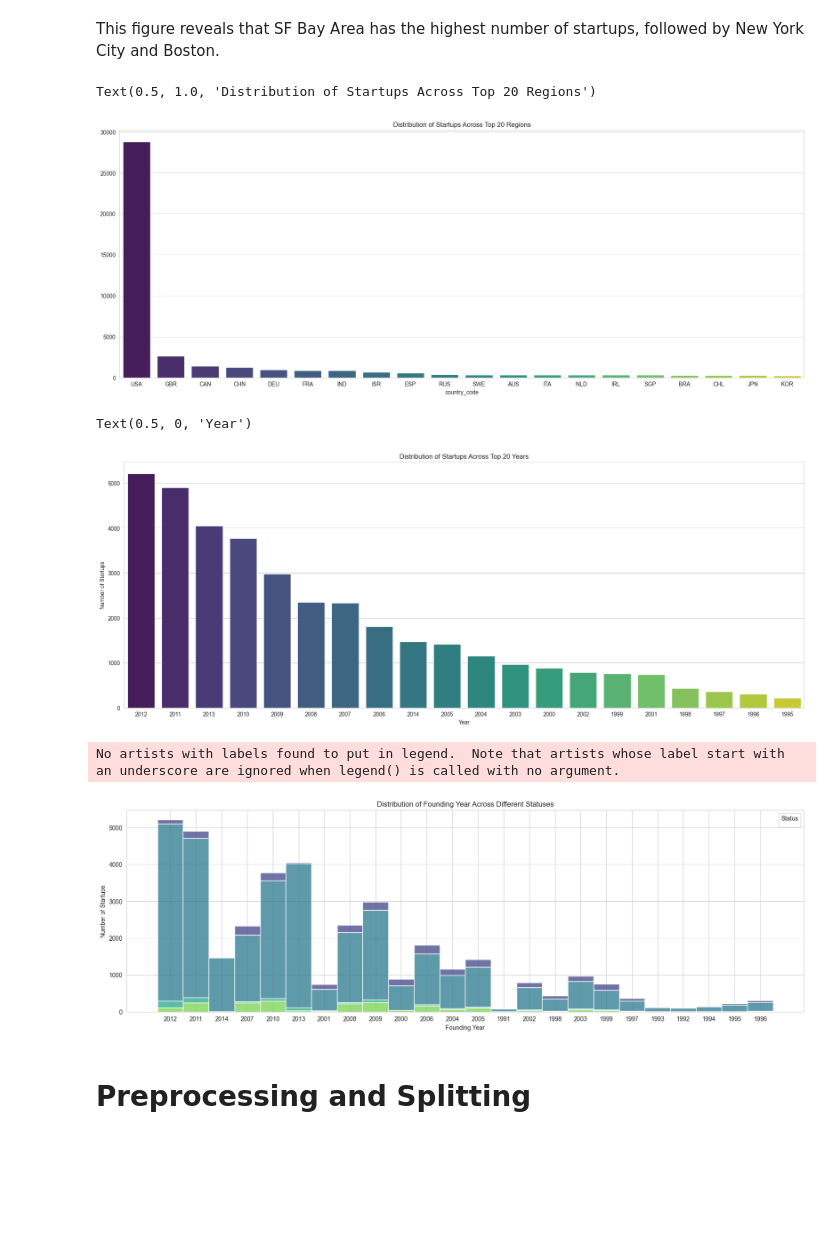
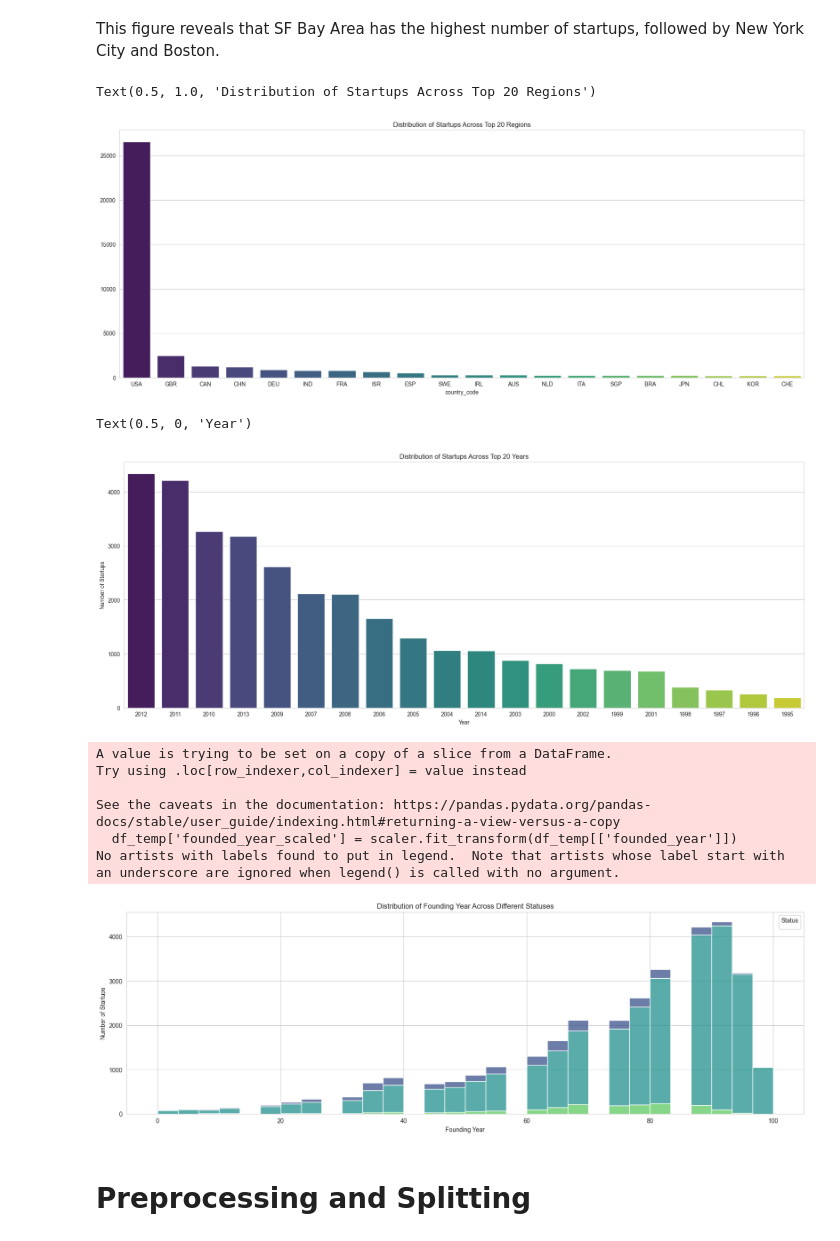
Before and after one commit to tstyron/bankruptcy-predictor, a Jupyter notebook: main.ipynb, the cells around one changed output. Cells and saved outputs as stored; diff of their text form; code cells hidden in the pictures; blank space fills up the shorter version.

```diff
--- a/main.ipynb
+++ b/main.ipynb
@@ -124,6 +124,8 @@ df.head()
 5 rows × 39 columns
 # %%
 df = df.drop_duplicates() # dropping duplicates
+#Set status to na if 'unknown'
+df['status'] = df['status'].replace("unknown", np.nan)
 df = df.dropna(subset=['permalink', 'status', 'name', 'market', 'country_code'])
 df.shape
 # %% [output]
@@ -251,7 +252,7 @@ sns.barplot(x=country_counts.index, y=country_counts.values, palette="viridis")
 plt.title('Distribution of Startups Across Top 20 Regions')
 # %% [output]
 Text(0.5, 1.0, 'Distribution of Startups Across Top 20 Regions')
-[figure, old version]
+[figure, new version]
 # %%
 # Drop everything after first '-' in the date column and put in temp df
 df['founded_year'] = df['founded_year'].astype(str).str.split('-').str[0]
@@ -268,23 +269,33 @@ plt.ylabel('Number of Startups')
 plt.xlabel('Year')
 # %% [output]
 Text(0.5, 0, 'Year')
-[figure, old version]
+[figure, new version]
 # %%
-# Plot the distribution of the founding year across different statuses
+from sklearn.preprocessing import MinMaxScaler
+
 plt.figure(figsize=(20, 6))
 #Limit years to after 1960
 df_temp = df[df['founded_year'] > '1990']
 #Remove values = string 'NaT' from year column
 
-sns.histplot(data=df_temp, x='founded_year', hue='status', bins=30, multiple="stack", palette="viridis")
+# Standardize the number of startups in each year on 0 to 100 scale
+scaler = MinMaxScaler(feature_range=(0, 100))
+df_temp['founded_year_scaled'] = scaler.fit_transform(df_temp[['founded_year']])
+
+sns.histplot(data=df_temp, x='founded_year_scaled', hue='status', bins=30, multiple="stack", palette="viridis")
 plt.title('Distribution of Founding Year Across Different Statuses')
 plt.ylabel('Number of Startups')
 plt.xlabel('Founding Year')
 plt.legend(title='Status')
 plt.show()
 # %% [output]
+A value is trying to be set on a copy of a slice from a DataFrame.
+Try using .loc[row_indexer,col_indexer] = value instead
+
+See the caveats in the documentation: https://pandas.pydata.org/pandas-docs/stable/user_guide/indexing.html#returning-a-view-versus-a-copy
+  df_temp['founded_year_scaled'] = scaler.fit_transform(df_temp[['founded_year']])
 No artists with labels found to put in legend.  Note that artists whose label start with an underscore are ignored when legend() is called with no argument.
-[figure, old version]
+[figure, new version]
 # %% [markdown]
 # Preprocessing and Splitting
 # %%
```
Also changed, not shown: parts of 12 cells of this notebook.
